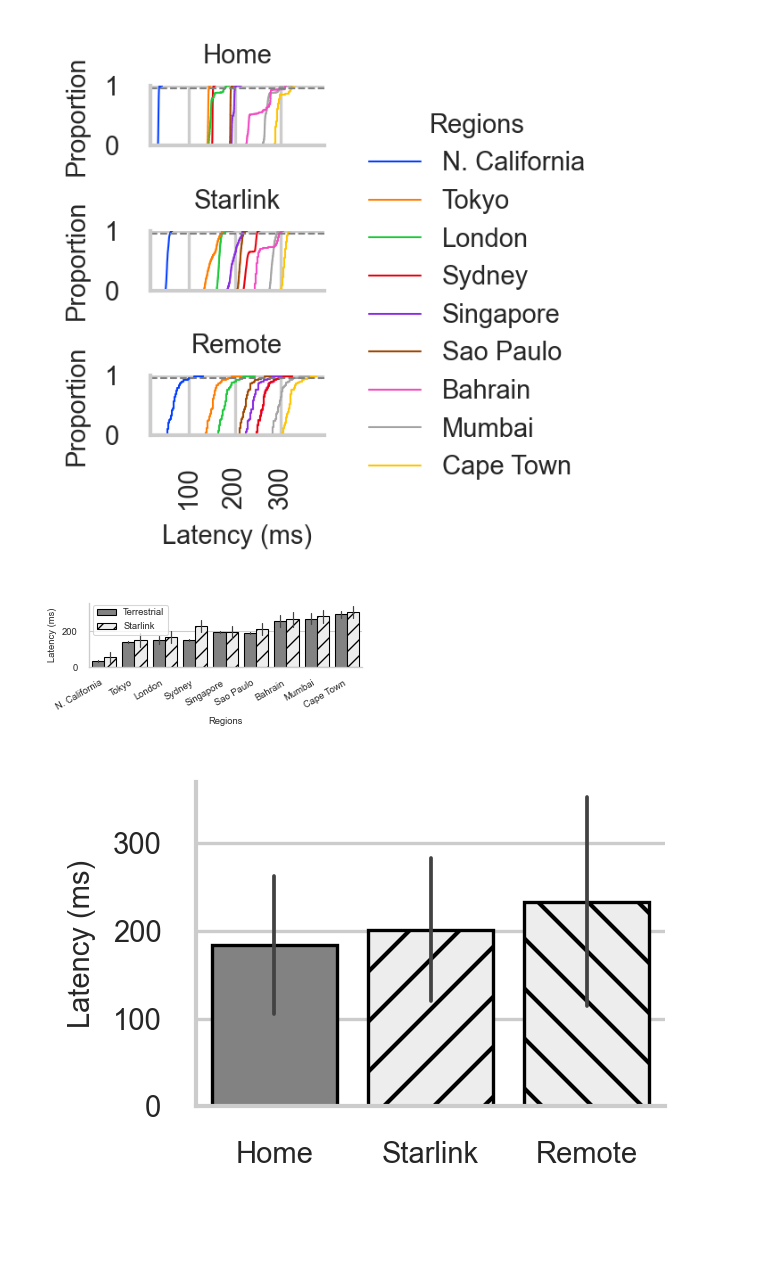
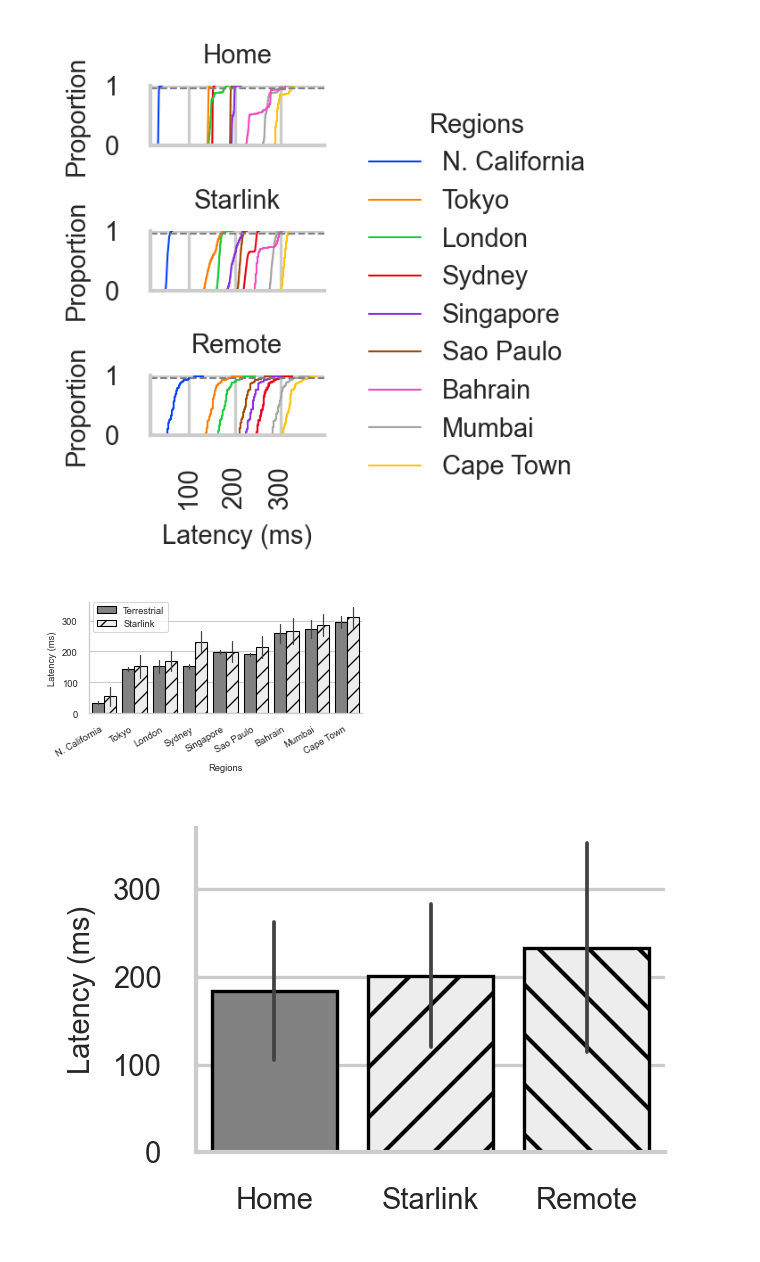
Before and after one commit to Starlink-Measurement/starlink-plot, a Jupyter notebook: plot_ping.ipynb, the cells around one changed output. Cells and saved outputs as stored; diff of their text form; code cells hidden in the pictures; blank space fills up the shorter version.

```diff
--- a/plot_ping.ipynb
+++ b/plot_ping.ipynb
@@ -1005,3 +1005,6 @@ df_sample
 | 17096964 | Tokyo | 2022-05-11 14:27:15 | 140.0 | 164.0 |
 | 16981483 | Tokyo | 2022-05-10 06:22:30 | 142.0 | 164.0 |
 180000 rows × 4 columns
+# %%
+df_std = df_old.groupby([N_TYPE, N_REGIONS]).std().reset_index()
+df_std
@@ -1007,0 +1029,39 @@ df_sample
+# %%
+df_t = df_std
+
+sns.set_palette('Greys_r')
+h = 1.4
+aspect = (common.WIDTH_HALF - 1) / h
+g_std = sns.catplot(
+    data=df_t,
+    x=N_REGIONS, y=N_LATENCY,
+    hue=N_TYPE, hue_order=[N_HOME, N_STARLINK],
+    order=REGION_ORDER,
+    kind='bar',
+    palette=['C0', 'C5'],
+    height=h,
+    aspect=aspect,
+    legend=False,
+)
+
+axes = g_std.axes.flatten()
+num_locs = len(df_t[N_REGIONS].unique())
+hatches = itertools.cycle(['', '//'])
+#g_avg.set(yscale='log')
+for ax in axes:
+    #ax.grid(visible=True, which='both', axis='y', color='gray', linewidth=0.1)
+    #ax.set(xticks=[])
+    for i, bar in enumerate(ax.patches):
+        if i % num_locs == 0:
+            hatch = next(hatches)
+        bar.set_hatch(hatch)
+
+g_std.set_titles(col_template="{col_name}")
+axes[0].legend(loc='lower center', bbox_to_anchor=(0,1,1,0.2),
+               ncol=2, mode='expand',
+               #fancybox=True,
+               frameon=False,
+              )
+g_std.set(ylabel='Latency STD (ms)', xlabel='')
+g_std.figure.autofmt_xdate()
+g_std.tight_layout()
@@ -1201,7 +1266,7 @@ g_hist.savefig(f'{OUT_PATH}/2022-06-21_koeye_ping_cdf.pdf', bbox_inches='tight')
 #styler = df_averaged.style
 #styler.format(precision=2)
 #styler.to_latex(os.path.join(OUTPUT_FOLDER, '2022-06-05_end_avg_bandwidth.tex'))
-h=1.5
+h=2
 aspect = common.WIDTH_HALF / h
 
 sns.set_palette('Greys')
@@ -1209,34 +1274,34 @@ sns.set_palette('Greys')
 df_temp = df_old
 g_avg = sns.catplot(data=df_temp,
                     sharey=False,
                     x=N_REGIONS, y=N_LATENCY, hue=N_TYPE,
                     hue_order=[N_HOME, N_STARLINK],
                     order=REGION_ORDER,
                     legend=False,
                     kind='bar',
                     palette=['C9', 'C0'],
                     ci='sd',
                     height=h, aspect=aspect)
 
 num_locs = len(df_temp[N_REGIONS].unique())
 hatches = itertools.cycle(['', '//'])
 axes = g_avg.axes.flatten()
 for ax in axes:
     for i, bar in enumerate(ax.patches):
         if i % num_locs == 0:
             hatch = next(hatches)
         bar.set_hatch(hatch)
 
 g_avg.figure.autofmt_xdate()
 axes[0].legend(loc='upper left', bbox_to_anchor=(0,1.04))
 g_avg.set_titles(row_template="{row_name}")
 g_avg.tight_layout()
 
 sns.set_palette('bright')
 
 #df_averaged
 # %% [output]
-[figure, old version]
+[figure, new version]
 # %%
 g_avg.savefig(f'{OUT_PATH}/2022-06-17_end_all_ping_avg.pdf', bbox_inches='tight')
 # %%
```
Also changed, not shown: parts of 3 cells of this notebook, 1 other file.
